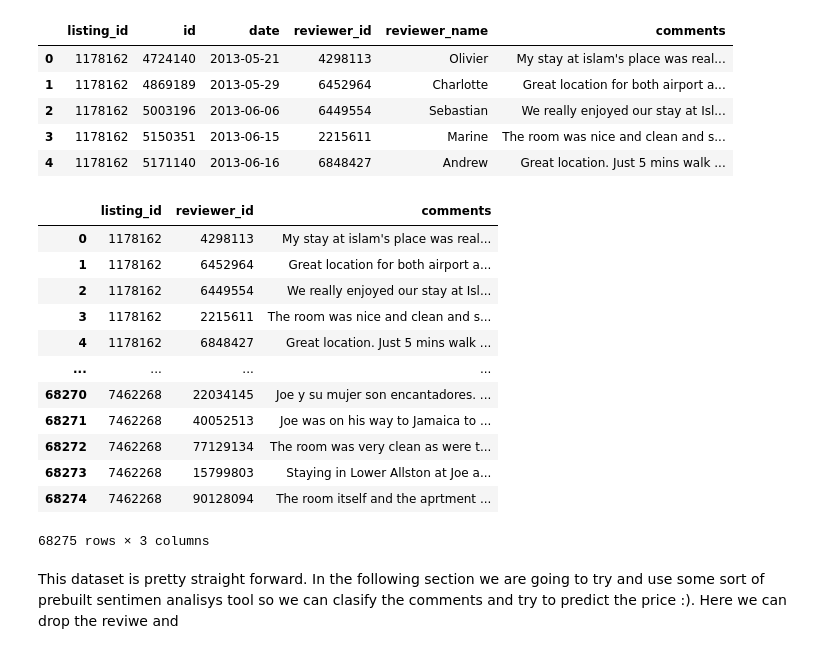
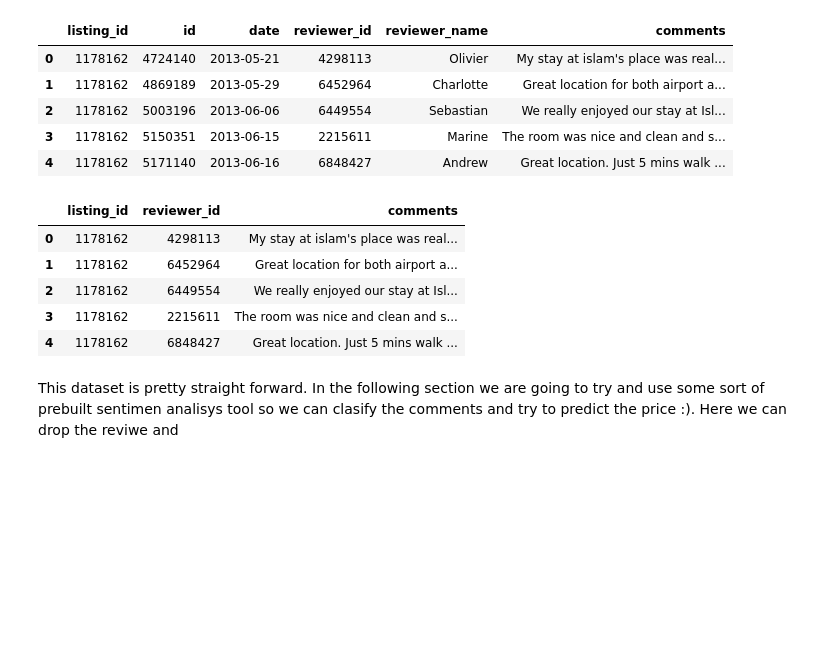
Before and after one commit to mpradam/udacity_p1, a Jupyter notebook: BostonAirBNB.ipynb, the cells around one changed output. Drawn from its saved outputs; the diff is of its cells as text; code cells hidden in the pictures; blank space fills up the shorter version.

```diff
--- a/BostonAirBNB.ipynb
+++ b/BostonAirBNB.ipynb
@@ -182,21 +163,14 @@ df_rev.head()
 # %%
 df_rev=df_rev.drop(['id','date','reviewer_name'],axis=1)
 # %%
-df_rev
+df_rev.head()
 # %% [output]
 |  | listing_id | reviewer_id | comments |
 | 0 | 1178162 | 4298113 | My stay at islam's place was real... |
 | 1 | 1178162 | 6452964 | Great location for both airport a... |
 | 2 | 1178162 | 6449554 | We really enjoyed our stay at Isl... |
 | 3 | 1178162 | 2215611 | The room was nice and clean and s... |
 | 4 | 1178162 | 6848427 | Great location. Just 5 mins walk ... |
-| ... | ... | ... | ... |
-| 68270 | 7462268 | 22034145 | Joe y su mujer son encantadores. ... |
-| 68271 | 7462268 | 40052513 | Joe was on his way to Jamaica to ... |
-| 68272 | 7462268 | 77129134 | The room was very clean as were t... |
-| 68273 | 7462268 | 15799803 | Staying in Lower Allston at Joe a... |
-| 68274 | 7462268 | 90128094 | The room itself and the aprtment ... |
-68275 rows × 3 columns
 # %% [markdown]
 This dataset is pretty straight forward. In the following section we are going to try and use some sort of prebuilt sentimen analisys tool so we can clasify the comments and try to predict the price :). Here we can drop the reviwe and
 # %% [markdown]
```
Also changed, not shown: parts of 3 cells of this notebook.
